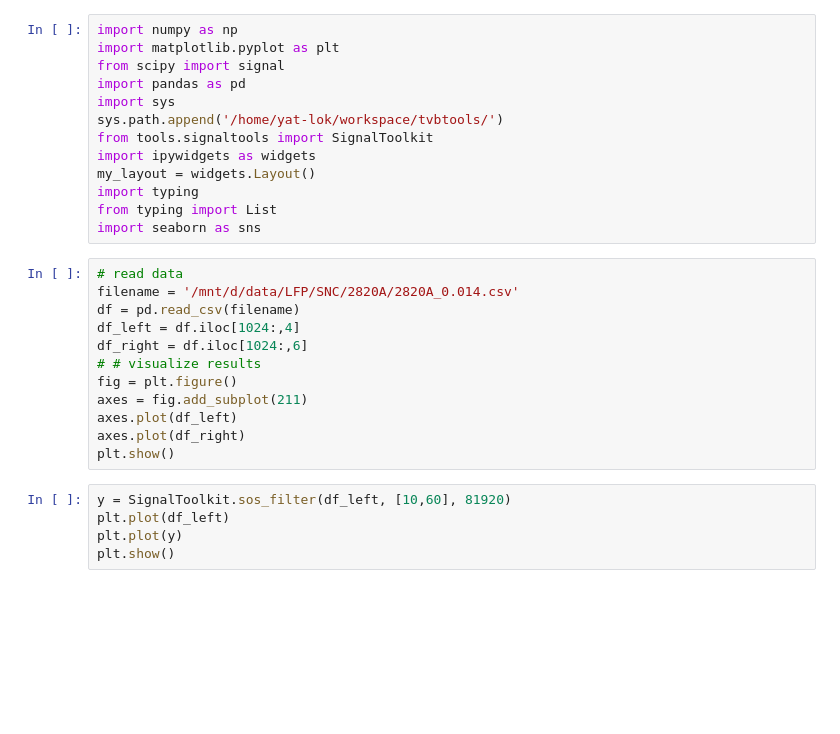
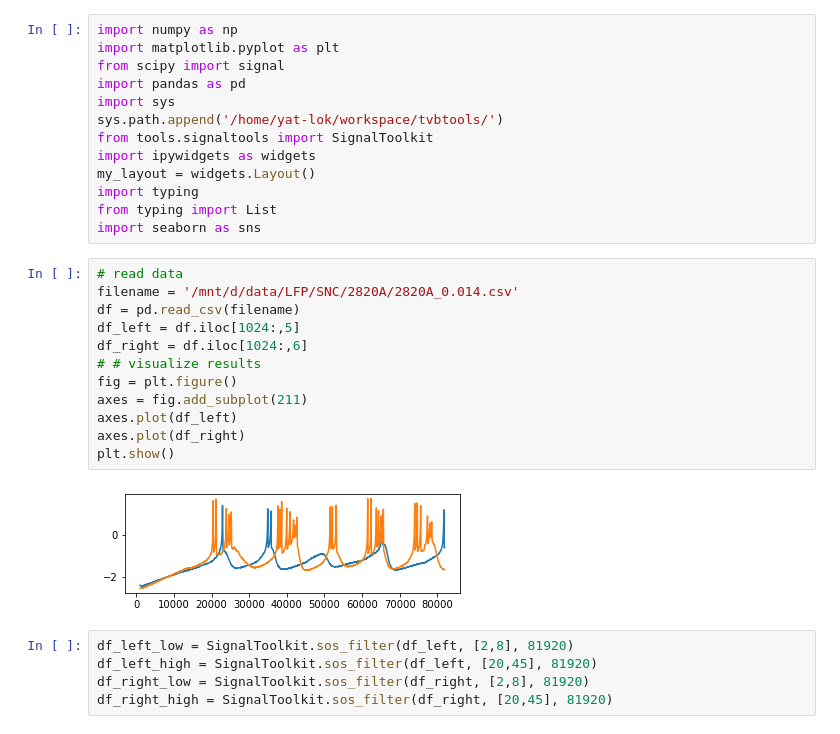
Before and after one commit to yilewang/Gc_detect_script, a Jupyter notebook: application/CFC.ipynb, the cells around one changed output. Cells and saved outputs as stored; diff of their text form; blank space fills up the shorter version.

```diff
--- a/application/CFC.ipynb
+++ b/application/CFC.ipynb
@@ -14,17 +14,19 @@ import seaborn as sns
 # %%
 # read data
 filename = '/mnt/d/data/LFP/SNC/2820A/2820A_0.014.csv'
 df = pd.read_csv(filename)
-df_left = df.iloc[1024:,4]
+df_left = df.iloc[1024:,5]
 df_right = df.iloc[1024:,6]
 # # visualize results
 fig = plt.figure()
 axes = fig.add_subplot(211)
 axes.plot(df_left)
 axes.plot(df_right)
 plt.show()
+# %% [output]
+[figure, added]
-# %%
-y = SignalToolkit.sos_filter(df_left, [10,60], 81920)
-plt.plot(df_left)
-plt.plot(y)
-plt.show()
+# %%
+df_left_low = SignalToolkit.sos_filter(df_left, [2,8], 81920)
+df_left_high = SignalToolkit.sos_filter(df_left, [20,45], 81920)
+df_right_low = SignalToolkit.sos_filter(df_right, [2,8], 81920)
+df_right_high = SignalToolkit.sos_filter(df_right, [20,45], 81920)
```
Also changed, not shown: parts of 3 cells of this notebook, 4 other files.
